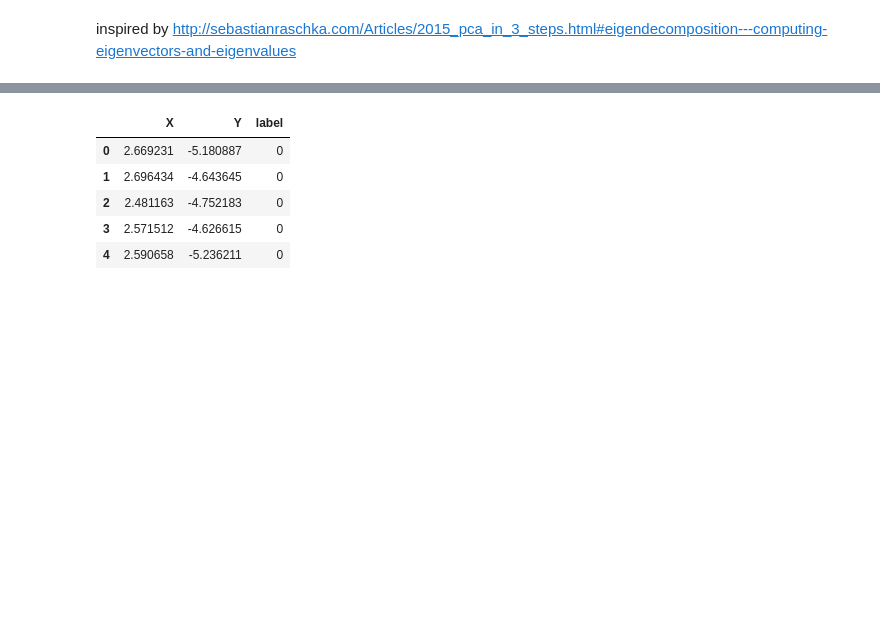
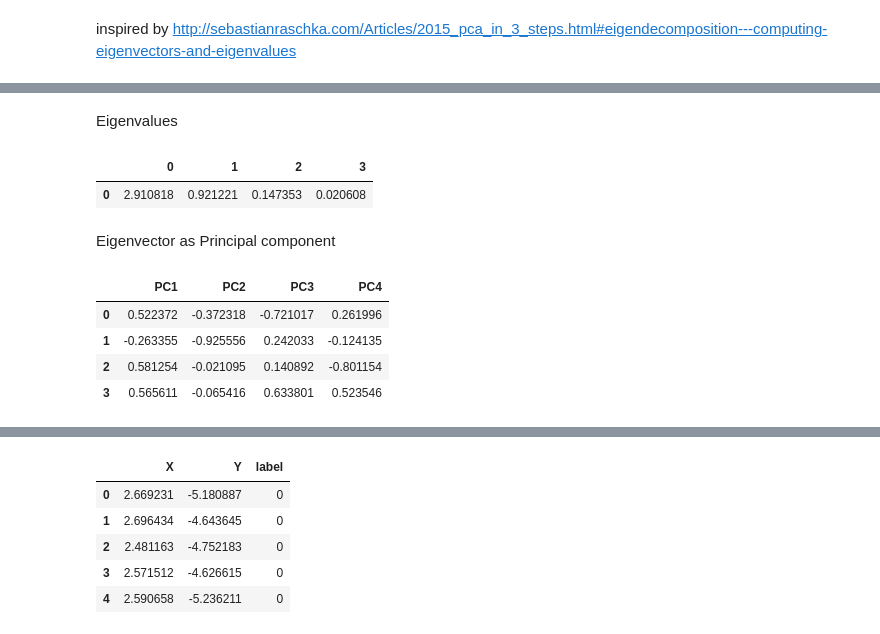
Before and after one commit to rueedlinger/machine-learning-snippets, a Jupyter notebook: unsupervised/eigen/dimensionality_reduction_eigen.ipynb, the cells around one changed output, grey strips where cells are left out. Drawn from its saved outputs; the diff is of its cells as text; code cells hidden in the pictures; blank space fills up the shorter version.

```diff
--- a/unsupervised/eigen/dimensionality_reduction_eigen.ipynb
+++ b/unsupervised/eigen/dimensionality_reduction_eigen.ipynb
@@ -27,3 +35,20 @@ eig_vals, eig_vecs = LA.eig(corr)
 eig_pairs = [(np.abs(eig_vals[i]), eig_vecs[:,i]) for i in range(len(eig_vals))]
 
 eig_pairs.sort(key=lambda x: x[0], reverse=True)
+# %% [markdown]
+Eigenvalues
+# %%
+pd.DataFrame([eig_vals])
+# %% [output]
+|  | 0 | 1 | 2 | 3 |
+| 0 | 2.910818 | 0.921221 | 0.147353 | 0.020608 |
+# %% [markdown]
+Eigenvector as Principal component
+# %%
+pd.DataFrame(eig_vecs, columns=['PC1', 'PC2', 'PC3', 'PC4'])
+# %% [output]
+|  | PC1 | PC2 | PC3 | PC4 |
+| 0 | 0.522372 | -0.372318 | -0.721017 | 0.261996 |
+| 1 | -0.263355 | -0.925556 | 0.242033 | -0.124135 |
+| 2 | 0.581254 | -0.021095 | 0.140892 | -0.801154 |
+| 3 | 0.565611 | -0.065416 | 0.633801 | 0.523546 |
```
Also changed, not shown: parts of 8 cells of this notebook.
